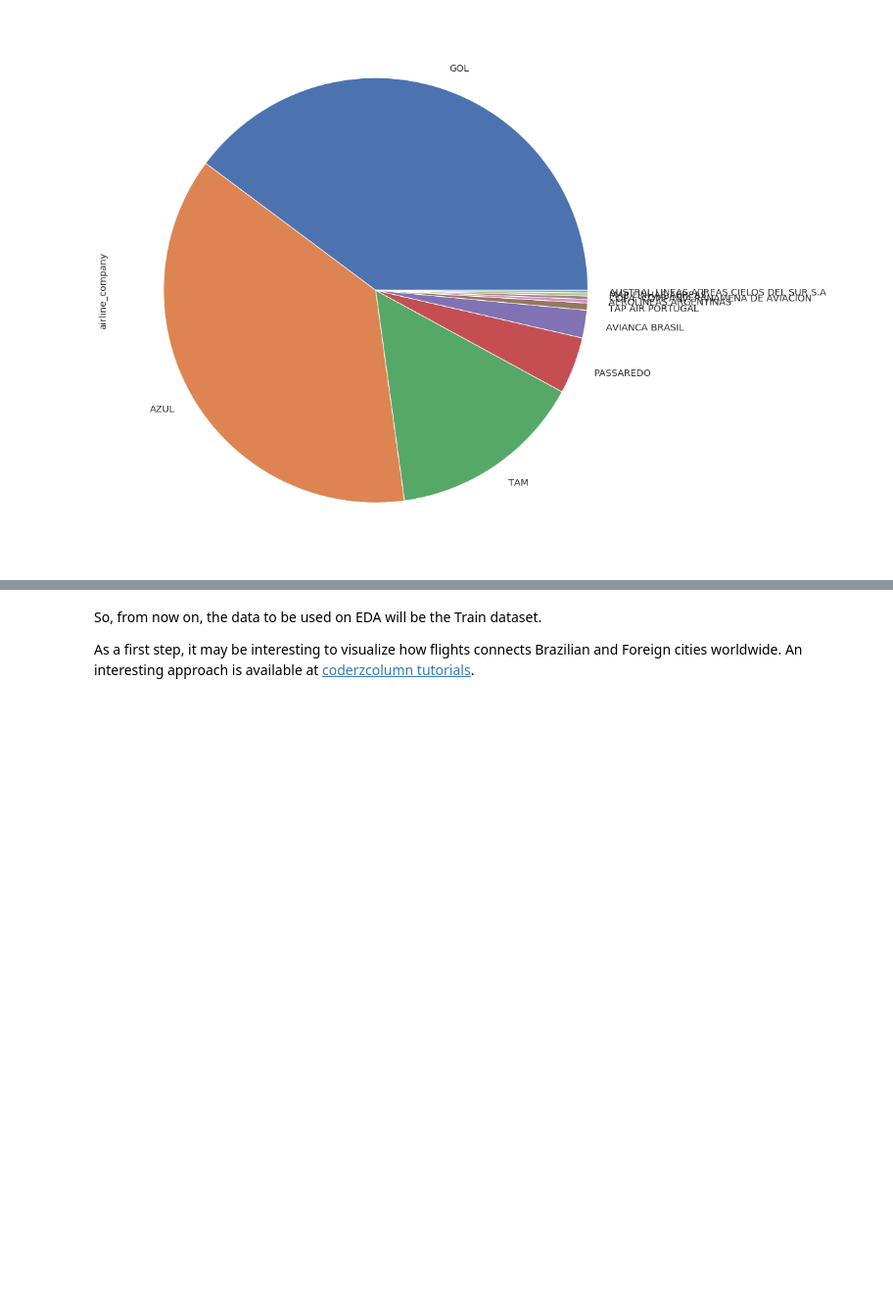
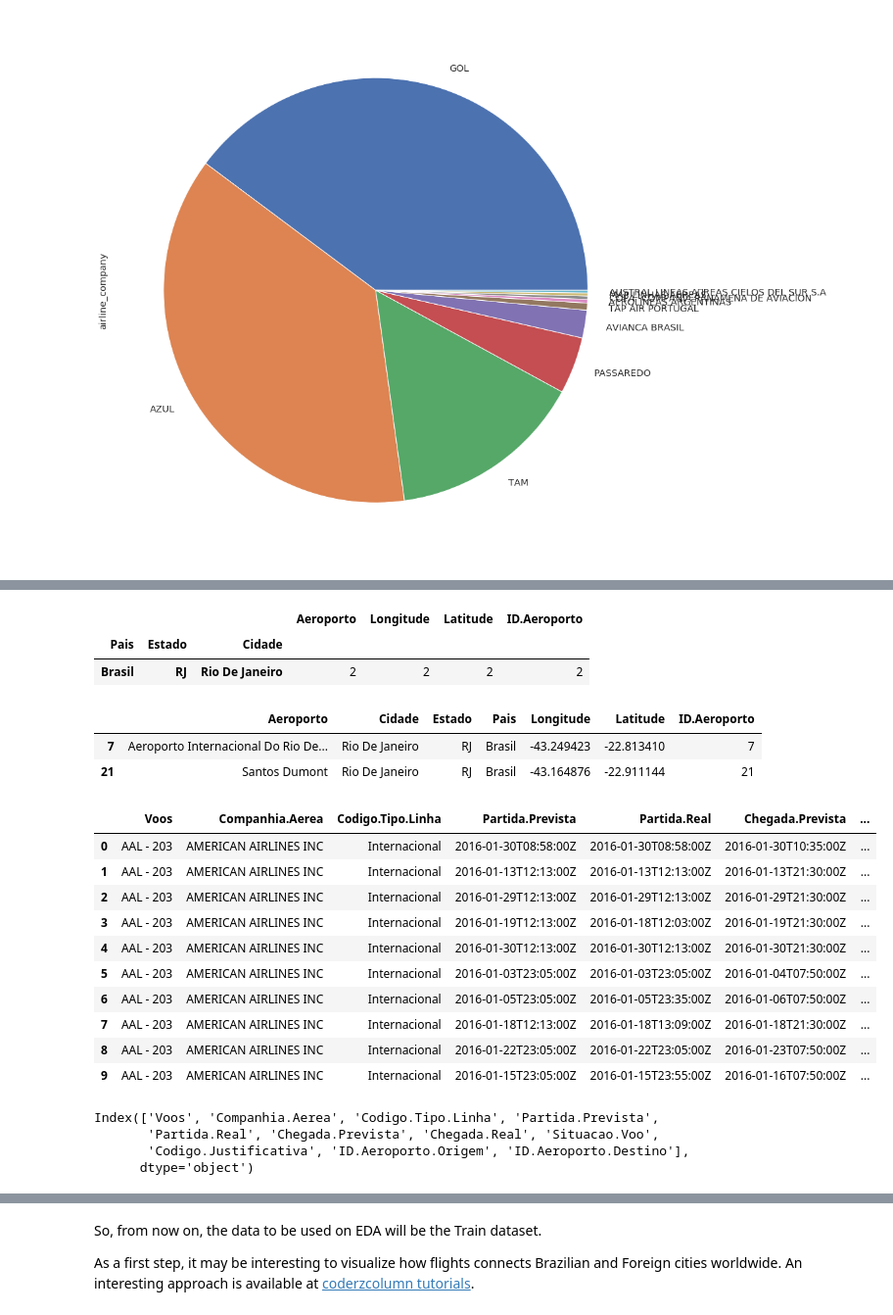
Before and after one commit to rpbarros/flights-in-brazil, a Jupyter notebook: flights-in-brazil.ipynb, the cells around one changed output, grey strips where cells are left out. Shown at 98% size. Drawn from its saved outputs; the diff is of its cells as text; code cells hidden in the pictures; blank space fills up the shorter version.

```diff
--- a/flights-in-brazil.ipynb
+++ b/flights-in-brazil.ipynb
@@ -375 +439,45 @@ plt.xticks(rotation="vertical")
+# %%
+df_airports.groupby(['Pais','Estado','Cidade']).agg('count').query('(Aeroporto > 1) or (Longitude > 1) or (Latitude > 1)')
+# %% [output]
+|  |  |  | Aeroporto | Longitude | Latitude | ID.Aeroporto |
+| Pais | Estado | Cidade |  |  |  |  |
+| Brasil | RJ | Rio De Janeiro | 2 | 2 | 2 | 2 |
+# %%
+df_airports.query('Cidade == "Rio De Janeiro"')
+# %% [output]
+|  | Aeroporto | Cidade | Estado | Pais | Longitude | Latitude | ID.Aeroporto |
+| 7 | Aeroporto Internacional Do Rio De... | Rio De Janeiro | RJ | Brasil | -43.249423 | -22.813410 | 7 |
+| 21 | Santos Dumont | Rio De Janeiro | RJ | Brasil | -43.164876 | -22.911144 | 21 |
+# %%
+df_flights = pd.merge(df_full, df_airports, left_on=airports_orig_cols,
+                   right_on=airports_cols, how='left')
+df_flights.drop(columns=airports_cols, inplace=True)
+df_flights = pd.merge(df_flights, df_airports, left_on=airports_dest_cols,
+                   right_on=airports_cols,
+                   suffixes=('.Origem', '.Destino'),
+                     how='left')
+df_flights.drop(columns=airports_cols, inplace=True)
+df_flights.drop(columns=airports_orig_cols, inplace=True)
+df_flights.drop(columns=airports_dest_cols, inplace=True)
+
+df_flights.head(10)
+# %% [output]
+|  | Voos | Companhia.Aerea | Codigo.Tipo.Linha | Partida.Prevista | Partida.Real | Chegada.Prevista | ... |
+| 0 | AAL - 203 | AMERICAN AIRLINES INC | Internacional | 2016-01-30T08:58:00Z | 2016-01-30T08:58:00Z | 2016-01-30T10:35:00Z | ... |
+| 1 | AAL - 203 | AMERICAN AIRLINES INC | Internacional | 2016-01-13T12:13:00Z | 2016-01-13T12:13:00Z | 2016-01-13T21:30:00Z | ... |
+| 2 | AAL - 203 | AMERICAN AIRLINES INC | Internacional | 2016-01-29T12:13:00Z | 2016-01-29T12:13:00Z | 2016-01-29T21:30:00Z | ... |
+| 3 | AAL - 203 | AMERICAN AIRLINES INC | Internacional | 2016-01-19T12:13:00Z | 2016-01-18T12:03:00Z | 2016-01-19T21:30:00Z | ... |
+| 4 | AAL - 203 | AMERICAN AIRLINES INC | Internacional | 2016-01-30T12:13:00Z | 2016-01-30T12:13:00Z | 2016-01-30T21:30:00Z | ... |
+| 5 | AAL - 203 | AMERICAN AIRLINES INC | Internacional | 2016-01-03T23:05:00Z | 2016-01-03T23:05:00Z | 2016-01-04T07:50:00Z | ... |
+| 6 | AAL - 203 | AMERICAN AIRLINES INC | Internacional | 2016-01-05T23:05:00Z | 2016-01-05T23:35:00Z | 2016-01-06T07:50:00Z | ... |
+| 7 | AAL - 203 | AMERICAN AIRLINES INC | Internacional | 2016-01-18T12:13:00Z | 2016-01-18T13:09:00Z | 2016-01-18T21:30:00Z | ... |
+| 8 | AAL - 203 | AMERICAN AIRLINES INC | Internacional | 2016-01-22T23:05:00Z | 2016-01-22T23:05:00Z | 2016-01-23T07:50:00Z | ... |
+| 9 | AAL - 203 | AMERICAN AIRLINES INC | Internacional | 2016-01-15T23:05:00Z | 2016-01-15T23:55:00Z | 2016-01-16T07:50:00Z | ... |
+# %%
+df_flights.columns
+# %% [output]
+Index(['Voos', 'Companhia.Aerea', 'Codigo.Tipo.Linha', 'Partida.Prevista',
+       'Partida.Real', 'Chegada.Prevista', 'Chegada.Real', 'Situacao.Voo',
+       'Codigo.Justificativa', 'ID.Aeroporto.Origem', 'ID.Aeroporto.Destino'],
+      dtype='object')
 # %% [markdown]
```
Also changed, not shown: parts of 13 cells of this notebook.
